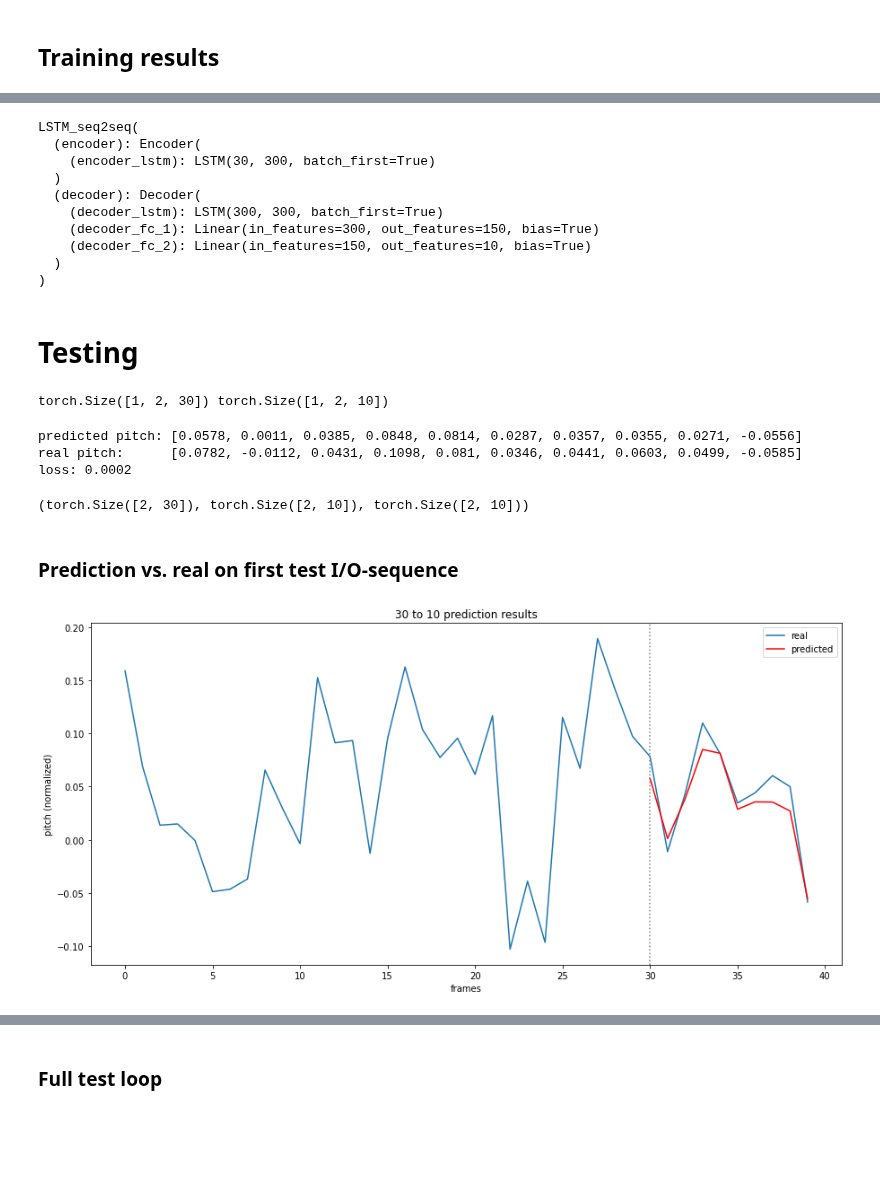
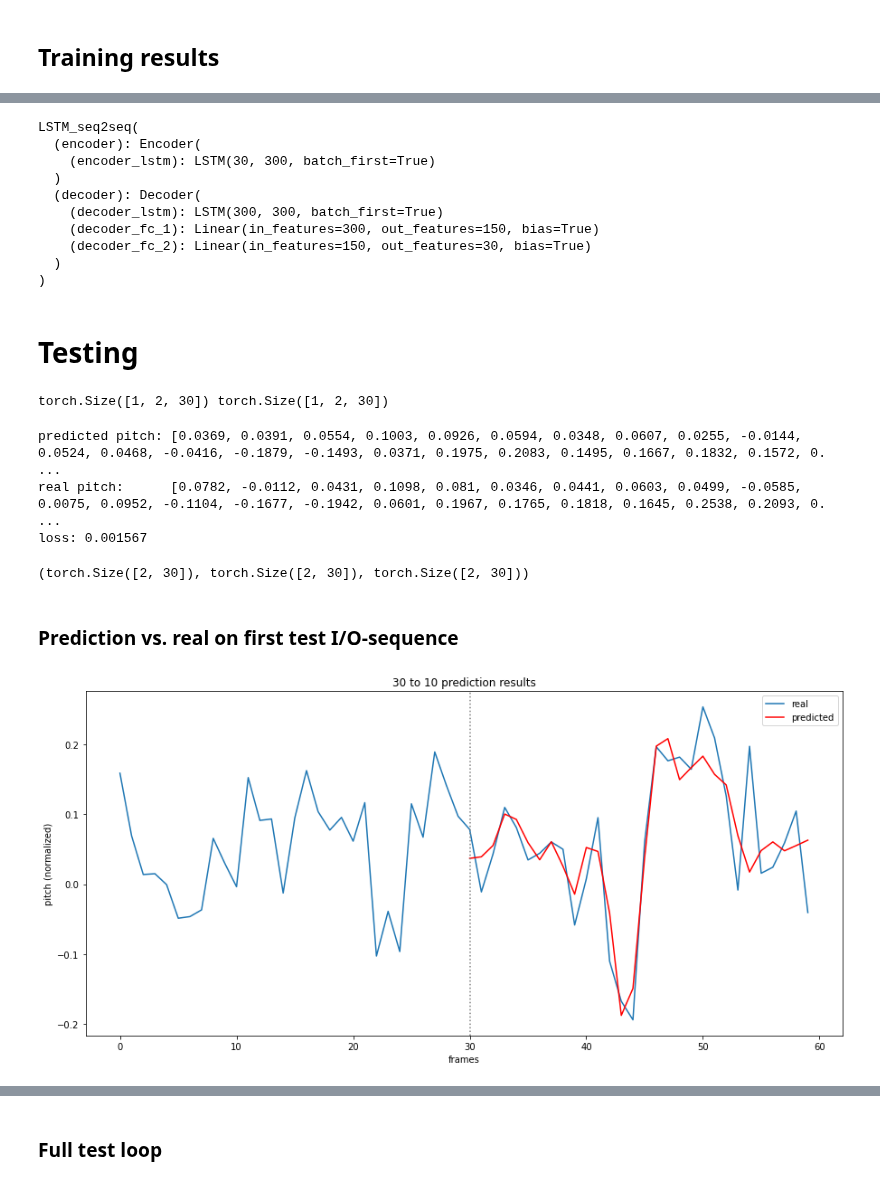
Before and after one commit to lancedw/3D-state-prediction-for-surface-vessels-using-IMU-data-and-images, a Jupyter notebook: code/notebooks/pr_sequence_predictor.ipynb, the cells around one changed output, grey strips where cells are left out. Saved outputs shown, nothing was run; the diff lists cells and outputs as text; code cells hidden in the pictures; blank space fills up the shorter version.

```diff
--- a/code/notebooks/pr_sequence_predictor.ipynb
+++ b/code/notebooks/pr_sequence_predictor.ipynb
@@ -47,7 +47,7 @@ number of workers: 0
 # Constants
 # %%
 FRAMES_IN = 30
-FRAMES_OUT = 10
+FRAMES_OUT = 30
 
 N_EPISODES = 540
 FRAMES_PER_EPISODE = 400
@@ -615,7 +615,7 @@ LSTM_seq2seq(
   (decoder): Decoder(
     (decoder_lstm): LSTM(300, 300, batch_first=True)
     (decoder_fc_1): Linear(in_features=300, out_features=150, bias=True)
-    (decoder_fc_2): Linear(in_features=150, out_features=10, bias=True)
+    (decoder_fc_2): Linear(in_features=150, out_features=30, bias=True)
   )
 )
 # %% [markdown]
@@ -634,7 +634,7 @@ if CUDA:
 # batch size = 1 for testing dataset
 print(x_test.shape, y_test.shape)
 # %% [output]
-torch.Size([1, 2, 30]) torch.Size([1, 2, 10])
+torch.Size([1, 2, 30]) torch.Size([1, 2, 30])
 # %%
 criterion = nn.MSELoss()
 
@@ -660,25 +660,25 @@ output_sequence = y_test.squeeze(0).cpu()
 predicted_sequence = y_pred.squeeze(0).cpu()
 input_sequence.shape, output_sequence.shape, predicted_sequence.shape
 # %% [output]
-predicted pitch: [0.0578, 0.0011, 0.0385, 0.0848, 0.0814, 0.0287, 0.0357, 0.0355, 0.0271, -0.0556]
-real pitch:      [0.0782, -0.0112, 0.0431, 0.1098, 0.081, 0.0346, 0.0441, 0.0603, 0.0499, -0.0585]
-loss: 0.0002
+predicted pitch: [0.0369, 0.0391, 0.0554, 0.1003, 0.0926, 0.0594, 0.0348, 0.0607, 0.0255, -0.0144, 0.0524, 0.0468, -0.0416, -0.1879, -0.1493, 0.0371, 0.1975, 0.2083, 0.1495, 0.1667, 0.1832, 0.1572, 0. ...
+real pitch:      [0.0782, -0.0112, 0.0431, 0.1098, 0.081, 0.0346, 0.0441, 0.0603, 0.0499, -0.0585, 0.0075, 0.0952, -0.1104, -0.1677, -0.1942, 0.0601, 0.1967, 0.1765, 0.1818, 0.1645, 0.2538, 0.2093, 0. ...
+loss: 0.001567
-(torch.Size([2, 30]), torch.Size([2, 10]), torch.Size([2, 10]))
+(torch.Size([2, 30]), torch.Size([2, 30]), torch.Size([2, 30]))
 # %% [markdown]
 ### Prediction vs. real on first test I/O-sequence
 # %%
 frames = np.arange(0,FRAMES_IN+FRAMES_OUT)
 fig, ax = plt.subplots(figsize=(15, 7))
 ax.plot(frames, torch.cat((input_sequence[0], output_sequence[0])), label="real")
 ax.plot(frames[FRAMES_IN:], predicted_sequence[0], color="red", label='predicted')
-plt.axvline(x=30, color='grey', linestyle='dotted')
+plt.axvline(x=FRAMES_IN, color='grey', linestyle='dotted')
 ax.set_xlabel('frames')
 ax.set_ylabel('pitch (normalized)')
 ax.set_title('30 to 10 prediction results')
 plt.legend()
 plt.show()
 # %% [output]
-[figure, old version]
+[figure, new version]
 # %%
 frames = np.arange(0,FRAMES_IN+FRAMES_OUT)
 fig, ax = plt.subplots(figsize=(15, 7))
```
Also changed, not shown: parts of 16 cells of this notebook, 27 other files.
